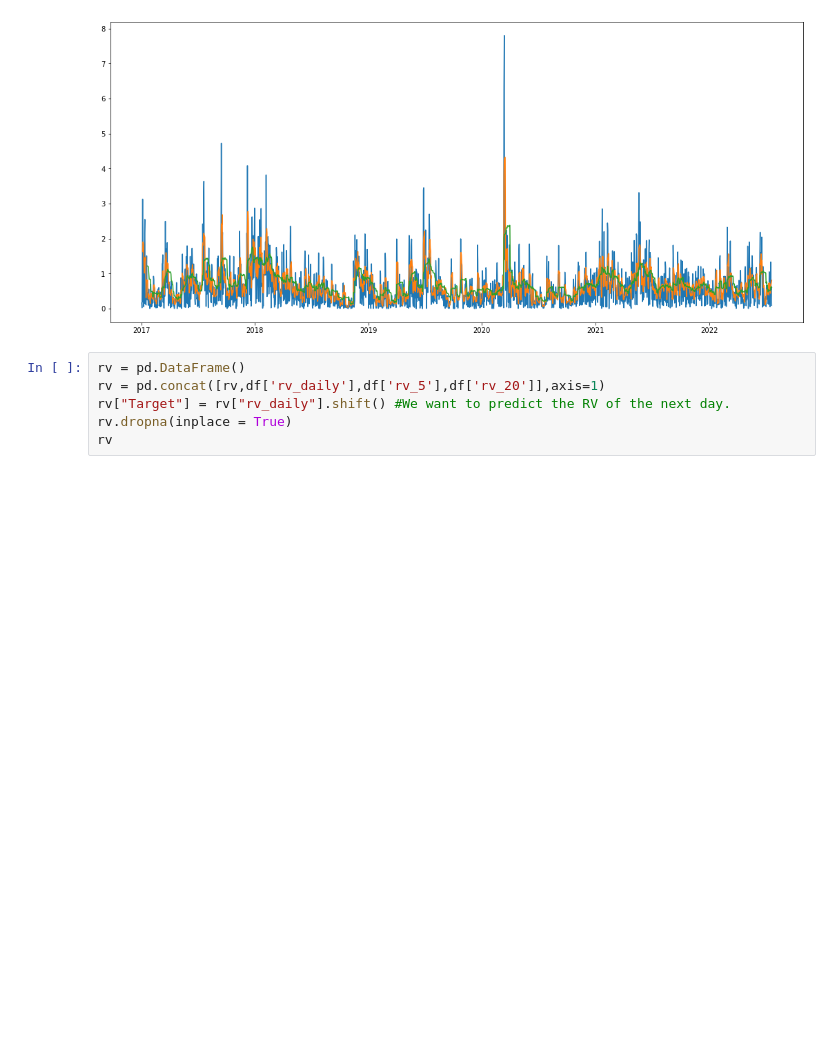
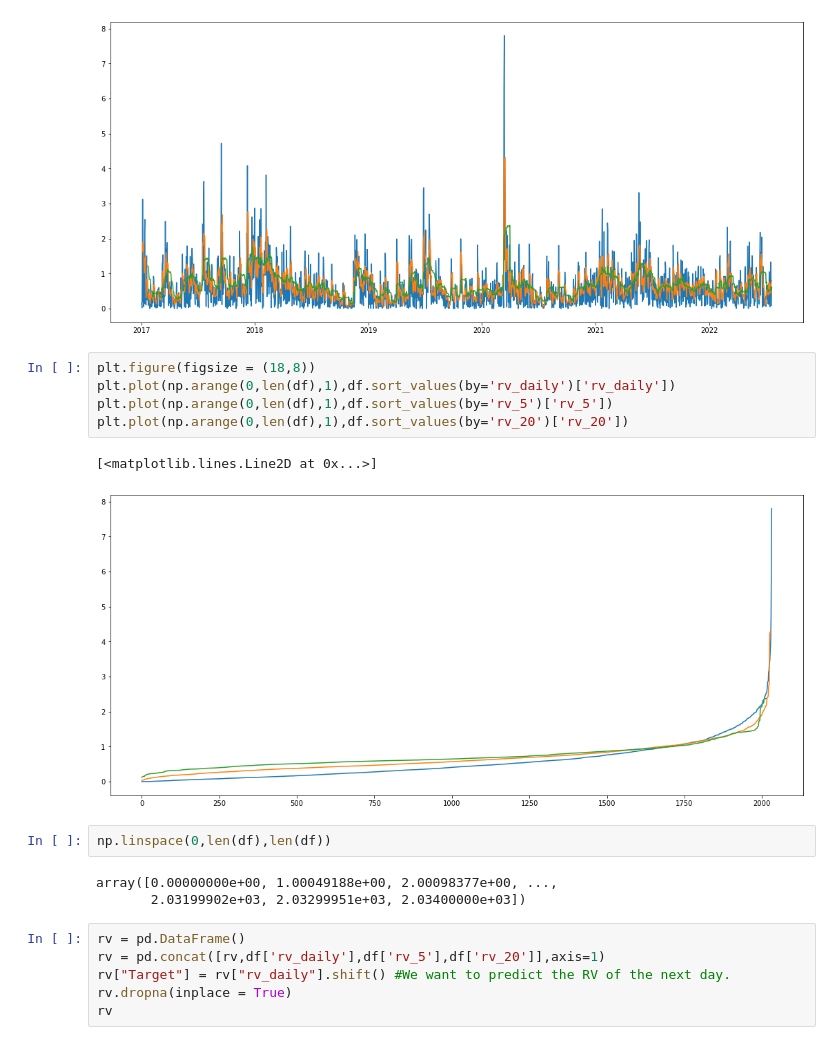
Before and after one commit to Timo978/Option-Pricing, a Jupyter notebook: volatility/RV-HAR.ipynb, the cells around one changed output. Saved outputs shown, nothing was run; the diff lists cells and outputs as text; blank space fills up the shorter version.

```diff
--- a/volatility/RV-HAR.ipynb
+++ b/volatility/RV-HAR.ipynb
@@ -66,6 +65,19 @@ plt.plot(df[['rv_daily','rv_5','rv_20']])
 plt.show()
 # %% [output]
 [figure]
+# %%
+plt.figure(figsize = (18,8))
+plt.plot(np.arange(0,len(df),1),df.sort_values(by='rv_daily')['rv_daily'])
+plt.plot(np.arange(0,len(df),1),df.sort_values(by='rv_5')['rv_5'])
+plt.plot(np.arange(0,len(df),1),df.sort_values(by='rv_20')['rv_20'])
+# %% [output]
+[<matplotlib.lines.Line2D at 0x...>]
+[figure, added]
+# %%
+np.linspace(0,len(df),len(df))
+# %% [output]
+array([0.00000000e+00, 1.00049188e+00, 2.00098377e+00, ...,
+       2.03199902e+03, 2.03299951e+03, 2.03400000e+03])
 # %%
 rv = pd.DataFrame()
 rv = pd.concat([rv,df['rv_daily'],df['rv_5'],df['rv_20']],axis=1)
```
Also changed, not shown: parts of 2 cells of this notebook, 1 other file.
